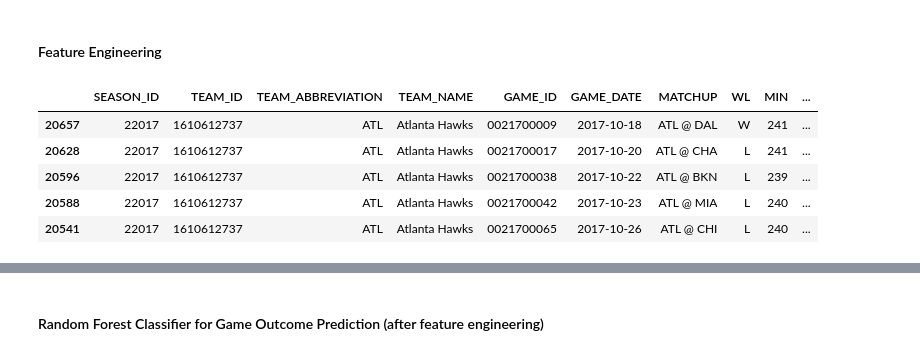
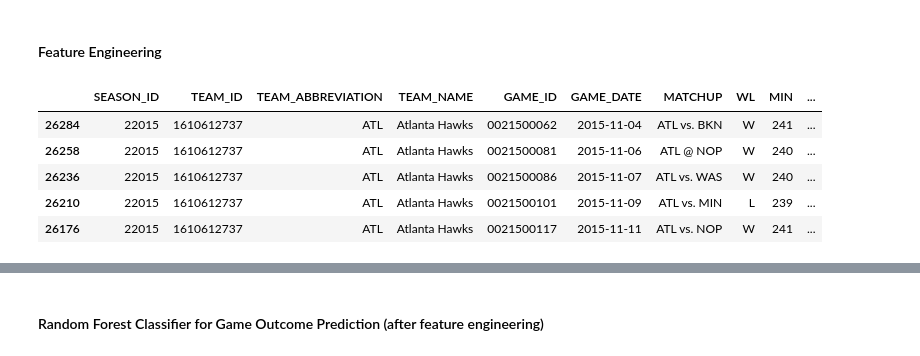
Before and after one commit to BorniaPedro/NBA-game-predictor, a Jupyter notebook: notebooks/game_predictor.ipynb, the cells around one changed output, grey strips where cells are left out. Saved outputs shown, nothing was run; the diff lists cells and outputs as text; code cells hidden in the pictures.

```diff
--- a/notebooks/game_predictor.ipynb
+++ b/notebooks/game_predictor.ipynb
@@ -124,7 +125,7 @@ pd.set_option('display.max_columns', None)
 
 # Feature Engineering
 
-df_main = pd.read_parquet('../dataframes/nba_games_2017_today.parquet')
+df_main = pd.read_parquet('../dataframes/nba_games_2015_to_today.parquet')
 df_main = df_main.sort_values(by=['SEASON_ID', 'TEAM_ID', 'GAME_DATE'])
 season_grouped = df_main.groupby(['SEASON_ID', 'TEAM_ID'])
 
@@ -154,38 +155,38 @@ df_main['ROLLING_PTS_PER_GAME'] = season_grouped['PTS'].rolling(window=5, min_pe
 df_main['ROLLING_PLUS_MINUS_PER_GAME'] = season_grouped['PLUS_MINUS'].rolling(window=5, min_periods=1).mean().shift(1).reset_index(drop=True)
 
 # 'SEASON_FG_PCT'
 df_main['SEASON_FG_PCT'] = season_grouped['FG_PCT'].expanding().mean().shift(1).reset_index(drop=True)
 
 # 'SEASON_FG3_PCT'
 df_main['SEASON_FG3_PCT'] = season_grouped['FG3_PCT'].expanding().mean().shift(1).reset_index(drop=True)
 
 # 'SEASON_FT_PCT'
 df_main['SEASON_FT_PCT'] = season_grouped['FT_PCT'].expanding().mean().shift(1).reset_index(drop=True)
 
 # 'SEASON_REB_PER_GAME'
 df_main['SEASON_REB_PER_GAME'] = season_grouped['REB'].expanding().mean().shift(1).reset_index(drop=True)
 
 # 'SEASON_TOV_PER_GAME'
 df_main['SEASON_TOV_PER_GAME'] = season_grouped['TOV'].expanding().mean().shift(1).reset_index(drop=True)
 
 # 'IS_B2B' (games on consecutive days)
 df_main['IS_B2B'] = (df_main['DAYS_BETWEEN_GAMES'] == 1).astype(int)
 
 # Eliminate NaNs by filling with 0 (for the first games)
 df_main = df_main.fillna(0)
 
 # Round percentages to 3 decimal places
 round_cols = ['SEASON_RECORD_PCT', 'ROLLING_PTS_PER_GAME', 'ROLLING_PLUS_MINUS_PER_GAME', 'SEASON_FG_PCT', 'SEASON_FG3_PCT', 'SEASON_FT_PCT', 'SEASON_REB_PER_GAME', 'SEASON_TOV_PER_GAME']
 df_main[round_cols] = df_main[round_cols].round(3)
 
 df_main.head()
 # %% [output]
 |  | SEASON_ID | TEAM_ID | TEAM_ABBREVIATION | TEAM_NAME | GAME_ID | GAME_DATE | MATCHUP | WL | MIN | ... |
-| 20657 | 22017 | 1610612737 | ATL | Atlanta Hawks | 0021700009 | 2017-10-18 | ATL @ DAL | W | 241 | ... |
-| 20628 | 22017 | 1610612737 | ATL | Atlanta Hawks | 0021700017 | 2017-10-20 | ATL @ CHA | L | 241 | ... |
-| 20596 | 22017 | 1610612737 | ATL | Atlanta Hawks | 0021700038 | 2017-10-22 | ATL @ BKN | L | 239 | ... |
-| 20588 | 22017 | 1610612737 | ATL | Atlanta Hawks | 0021700042 | 2017-10-23 | ATL @ MIA | L | 240 | ... |
-| 20541 | 22017 | 1610612737 | ATL | Atlanta Hawks | 0021700065 | 2017-10-26 | ATL @ CHI | L | 240 | ... |
+| 26284 | 22015 | 1610612737 | ATL | Atlanta Hawks | 0021500062 | 2015-11-04 | ATL vs. BKN | W | 241 | ... |
+| 26258 | 22015 | 1610612737 | ATL | Atlanta Hawks | 0021500081 | 2015-11-06 | ATL @ NOP | W | 240 | ... |
+| 26236 | 22015 | 1610612737 | ATL | Atlanta Hawks | 0021500086 | 2015-11-07 | ATL vs. WAS | W | 240 | ... |
+| 26210 | 22015 | 1610612737 | ATL | Atlanta Hawks | 0021500101 | 2015-11-09 | ATL vs. MIN | L | 239 | ... |
+| 26176 | 22015 | 1610612737 | ATL | Atlanta Hawks | 0021500117 | 2015-11-11 | ATL vs. NOP | W | 241 | ... |
 # %%
 # Modify the dataset to have one row per game, with separate columns for home and away teams
 
```
Also changed, not shown: parts of 8 cells of this notebook, 1 other file.
